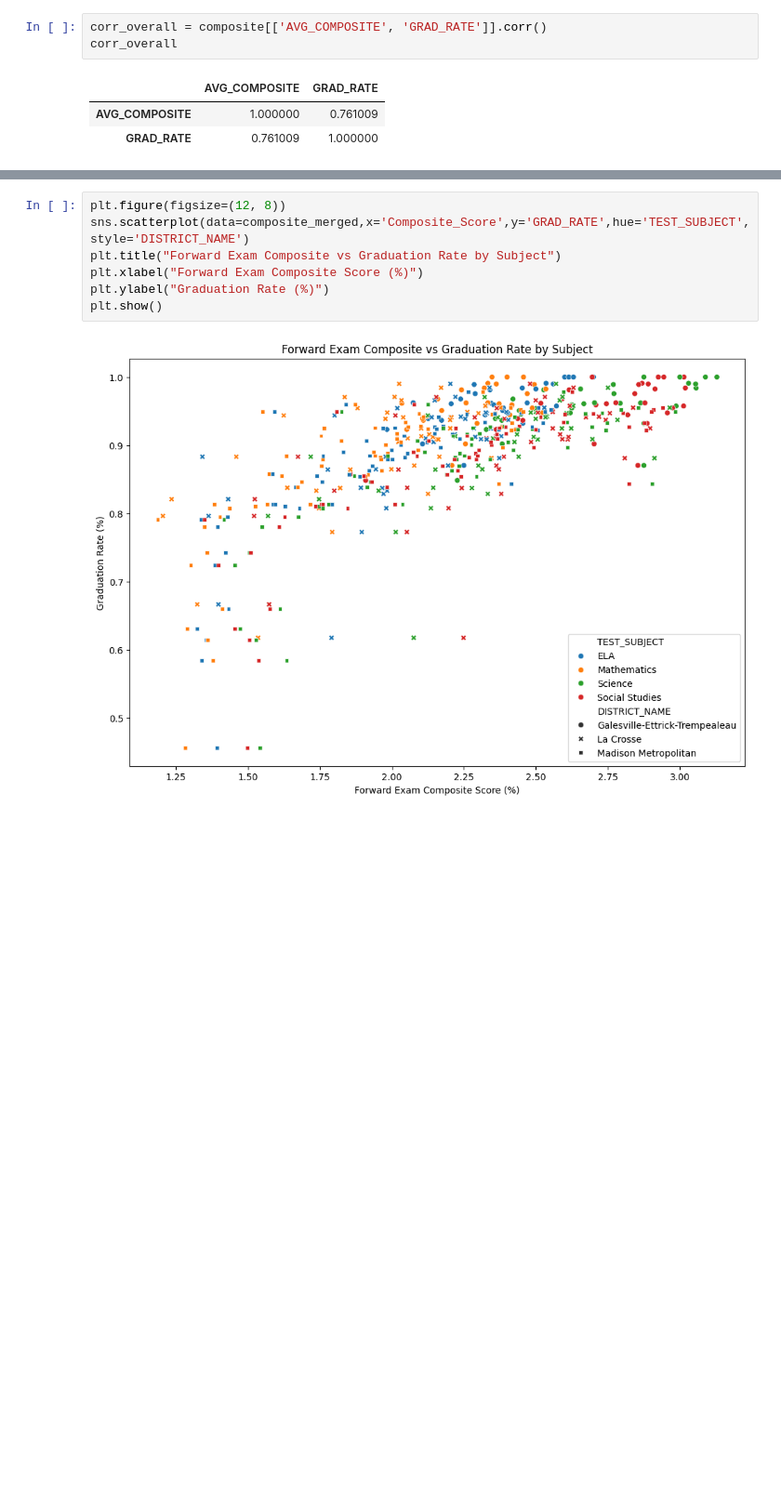
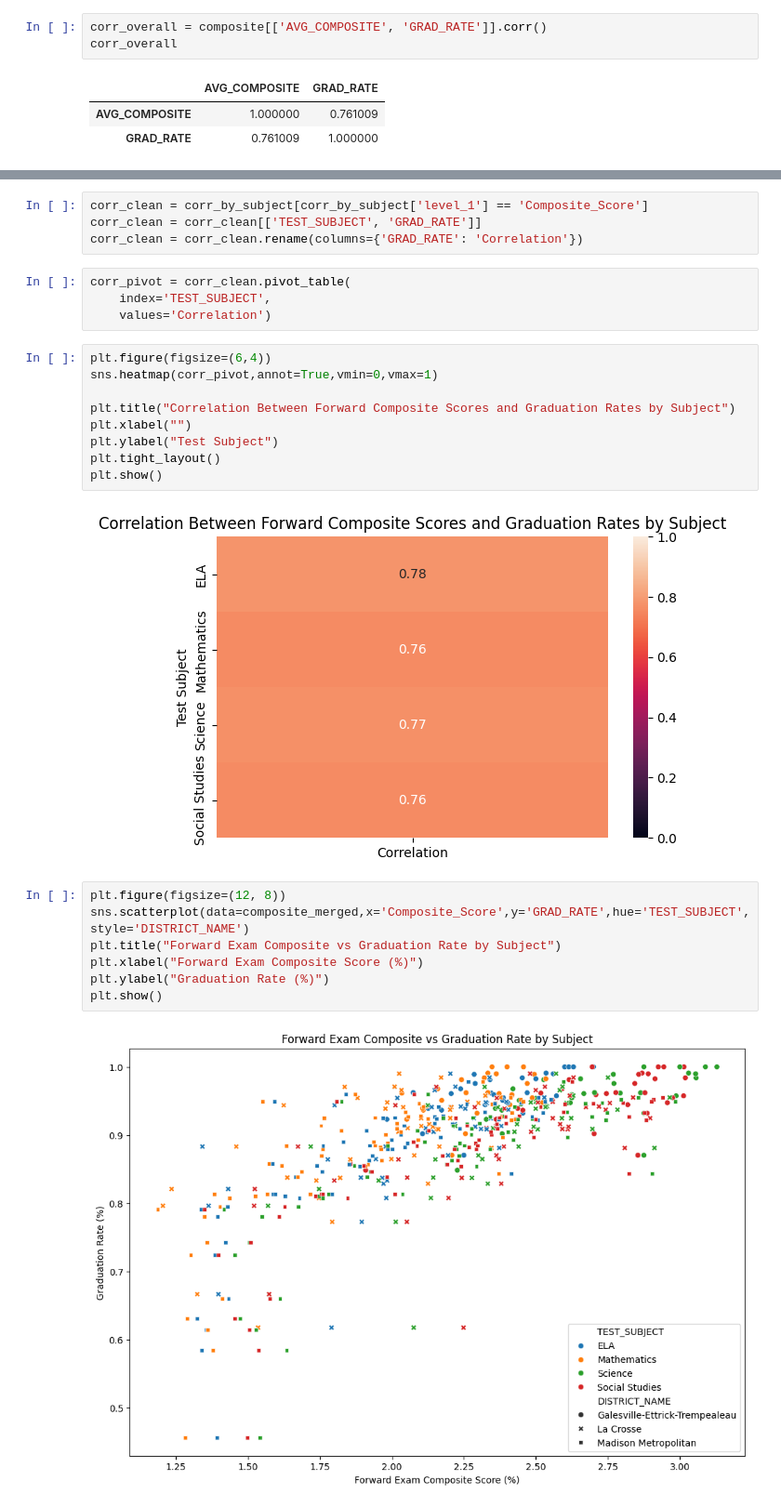
Before and after one commit to weisses1/rawdata, a Jupyter notebook: Capstone_3_Analysis.ipynb, the cells around one changed output, grey strips where cells are left out. Shown at 93% size. Saved outputs shown, nothing was run; the diff lists cells and outputs as text; blank space fills up the shorter version.

```diff
--- a/Capstone_3_Analysis.ipynb
+++ b/Capstone_3_Analysis.ipynb
@@ -251,3 +250,22 @@ corr_by_subject
+# %%
+corr_clean = corr_by_subject[corr_by_subject['level_1'] == 'Composite_Score']
+corr_clean = corr_clean[['TEST_SUBJECT', 'GRAD_RATE']]
+corr_clean = corr_clean.rename(columns={'GRAD_RATE': 'Correlation'})
+# %%
+corr_pivot = corr_clean.pivot_table(
+    index='TEST_SUBJECT',
+    values='Correlation')
+# %%
+plt.figure(figsize=(6,4))
+sns.heatmap(corr_pivot,annot=True,vmin=0,vmax=1)
+
+plt.title("Correlation Between Forward Composite Scores and Graduation Rates by Subject")
+plt.xlabel("")
+plt.ylabel("Test Subject")
+plt.tight_layout()
+plt.show()
+# %% [output]
+[figure, added]
 # %%
 plt.figure(figsize=(12, 8))
 sns.scatterplot(data=composite_merged,x='Composite_Score',y='GRAD_RATE',hue='TEST_SUBJECT',style='DISTRICT_NAME')
```
Also changed, not shown: parts of 6 cells of this notebook.
